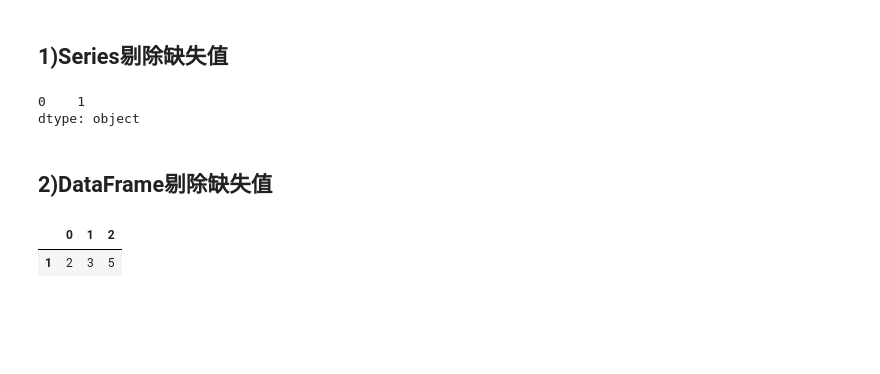
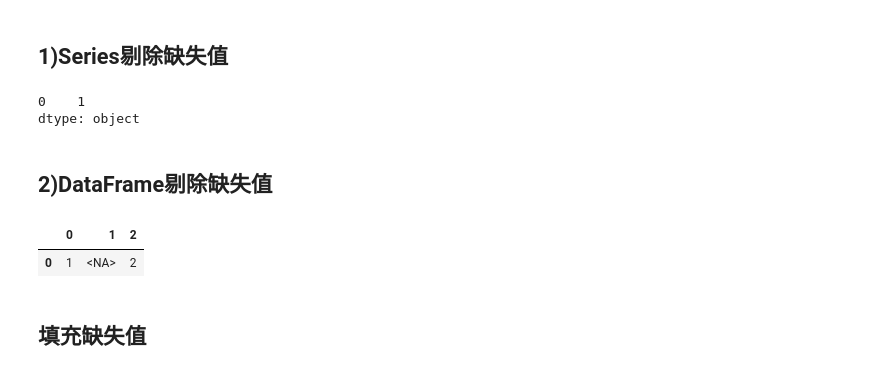
Before and after one commit to MoYaokkk/numpy-pandas, a Jupyter notebook: day03/P04_Na.ipynb, the cells around one changed output. Drawn from its saved outputs; the diff is of its cells as text; code cells hidden in the pictures; blank space fills up the shorter version.

```diff
--- a/day03/P04_Na.ipynb
+++ b/day03/P04_Na.ipynb
@@ -45,10 +45,22 @@ dtype: object
 ## 2)DataFrame剔除缺失值
 # %%
 # 无法从DataFrame中单独剔除一个值，只能剔除缺失值所在的整行或整列。默认情况下，dropna()会剔除任何包含缺失值的整行数据。
-df = pd.DataFrame([[1, pd.NA, 2], [2, 3, 5], [pd.NA, 4, 6]])
-df.dropna()
+df = pd.DataFrame([[1, pd.NA, 2], [2, 3, 5], [pd.NA, 4, 6]])  # 字典是列，列表是行
+df.dropna(axis=1)
 
-#
+# 剔除全部是缺失值的行或列，或者绝大多数是缺失值的行或列。
+df = pd.DataFrame([[1, pd.NA, 2], [pd.NA, pd.NA, 5], [pd.NA, pd.NA, pd.NA]])
+df.dropna(axis=0,how='all')
+df.dropna(axis=1,how='all')
+
+
+df.dropna(thresh=2)     # 至少有两个不是缺失值才保留
+
+# 通过设置subset参数来设置某一列有缺失值则进行剔除。
+df = pd.DataFrame([[1, pd.NA, 2], [pd.NA, pd.NA, 5], [pd.NA, pd.NA, pd.NA]])
+df.dropna(subset=[0])   # 如果0列(axis=0)有缺失值,则删除这一行,axis=1时检索行
 # %% [output]
 |  | 0 | 1 | 2 |
-| 1 | 2 | 3 | 5 |
+| 0 | 1 | <NA> | 2 |
+# %% [markdown]
+## 填充缺失值
```
Also changed, not shown: parts of 1 cell of this notebook, 2 other files.
